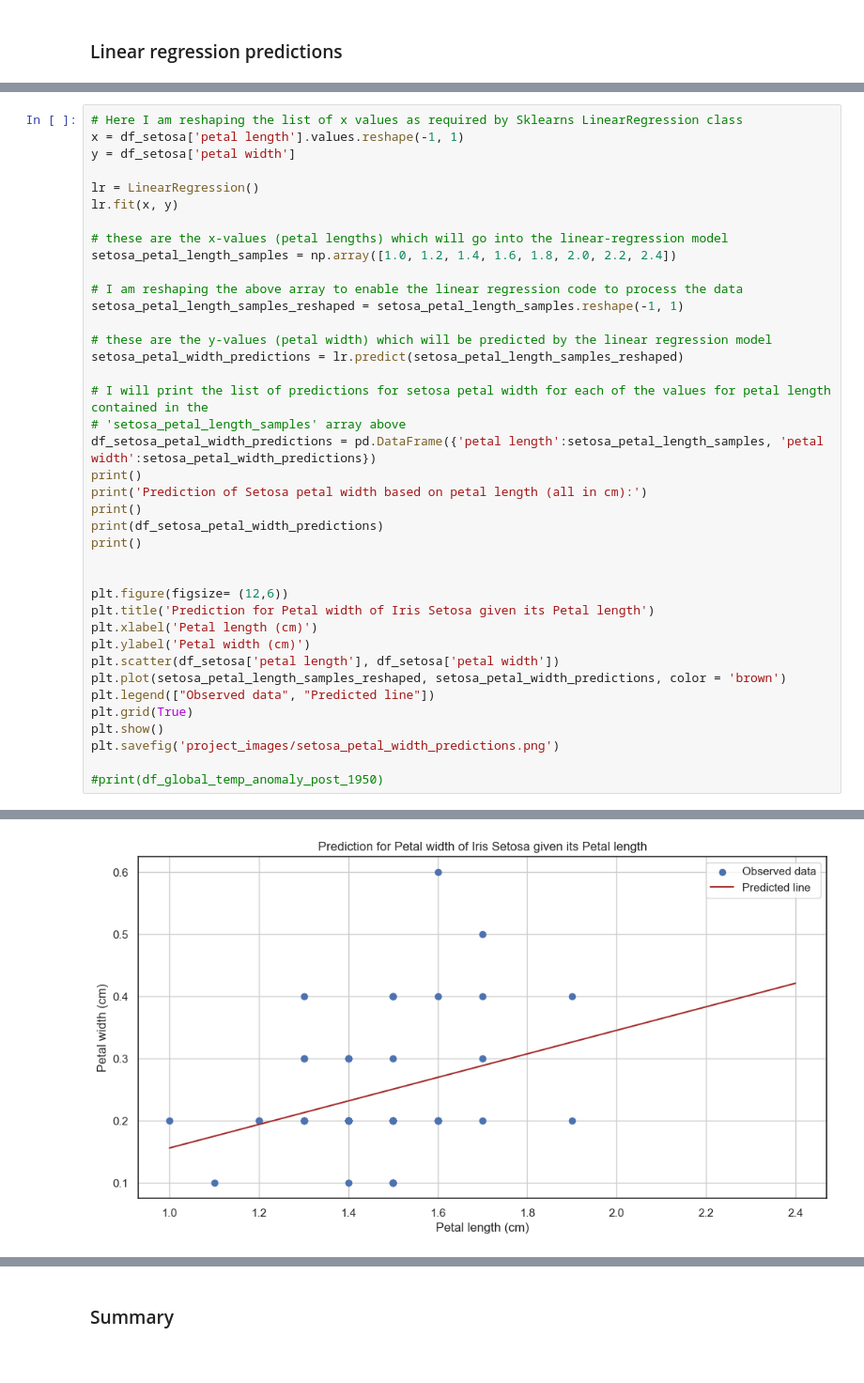
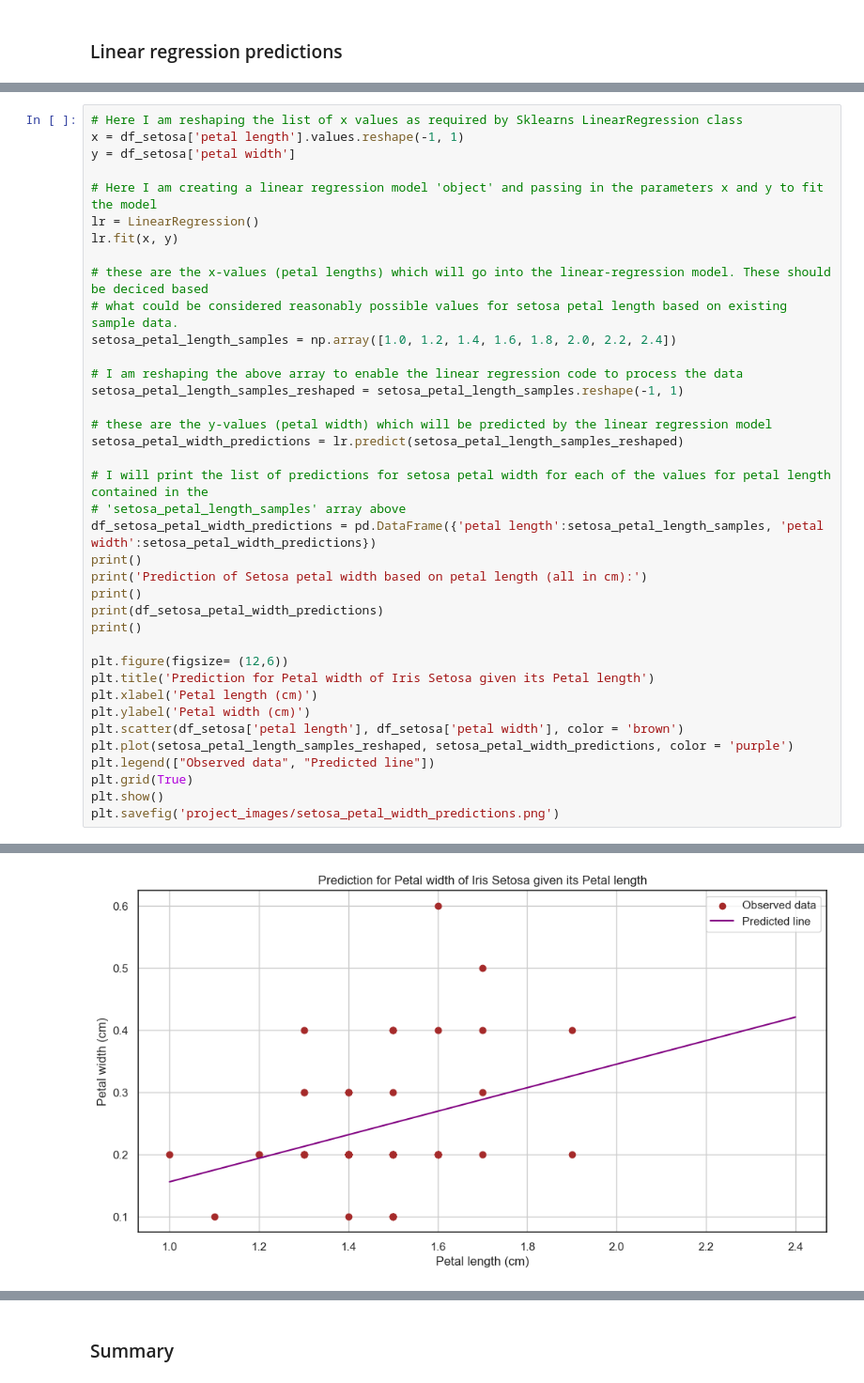
Before and after one commit to jmce22/fund_data, a Jupyter notebook: project.ipynb, the cells around one changed output, grey strips where cells are left out. Shown at 94% size. Saved outputs shown, nothing was run; the diff lists cells and outputs as text.

```diff
--- a/project.ipynb
+++ b/project.ipynb
@@ -803,10 +804,12 @@ However, the code can be modified to predict any one trait of a species based on
 x = df_setosa['petal length'].values.reshape(-1, 1)
 y = df_setosa['petal width']
 
+# Here I am creating a linear regression model 'object' and passing in the parameters x and y to fit the model
 lr = LinearRegression()
 lr.fit(x, y)
 
-# these are the x-values (petal lengths) which will go into the linear-regression model
+# these are the x-values (petal lengths) which will go into the linear-regression model. These should be deciced based
+# what could be considered reasonably possible values for setosa petal length based on existing sample data.
 setosa_petal_length_samples = np.array([1.0, 1.2, 1.4, 1.6, 1.8, 2.0, 2.2, 2.4])
 
 # I am reshaping the above array to enable the linear regression code to process the data
@@ -817,39 +820,36 @@ setosa_petal_width_predictions = lr.predict(setosa_petal_length_samples_reshaped
 
 # I will print the list of predictions for setosa petal width for each of the values for petal length contained in the
 # 'setosa_petal_length_samples' array above
 df_setosa_petal_width_predictions = pd.DataFrame({'petal length':setosa_petal_length_samples, 'petal width':setosa_petal_width_predictions})
 print()
 print('Prediction of Setosa petal width based on petal length (all in cm):')
 print()
 print(df_setosa_petal_width_predictions)
 print()
 
-
 plt.figure(figsize= (12,6))
 plt.title('Prediction for Petal width of Iris Setosa given its Petal length')
 plt.xlabel('Petal length (cm)')
 plt.ylabel('Petal width (cm)')
-plt.scatter(df_setosa['petal length'], df_setosa['petal width'])
-plt.plot(setosa_petal_length_samples_reshaped, setosa_petal_width_predictions, color = 'brown')
+plt.scatter(df_setosa['petal length'], df_setosa['petal width'], color = 'brown')
+plt.plot(setosa_petal_length_samples_reshaped, setosa_petal_width_predictions, color = 'purple')
 plt.legend(["Observed data", "Predicted line"])
 plt.grid(True)
 plt.show()
 plt.savefig('project_images/setosa_petal_width_predictions.png')
-
-#print(df_global_temp_anomaly_post_1950)
 # %% [output]
 Prediction of Setosa petal width based on petal length (all in cm):
 
    petal length  petal width
 0           1.0     0.156182
 1           1.2     0.194035
 2           1.4     0.231887
 3           1.6     0.269740
 4           1.8     0.307592
 5           2.0     0.345445
 6           2.2     0.383297
 7           2.4     0.421150
-[figure, old version]
+[figure, new version]
 <Figure size 640x480 with 0 Axes>
 # %%
 # Here I am reshaping the list of x values as required by Sklearns LinearRegression class
```
Also changed, not shown: parts of 11 cells of this notebook, 3 other files.
